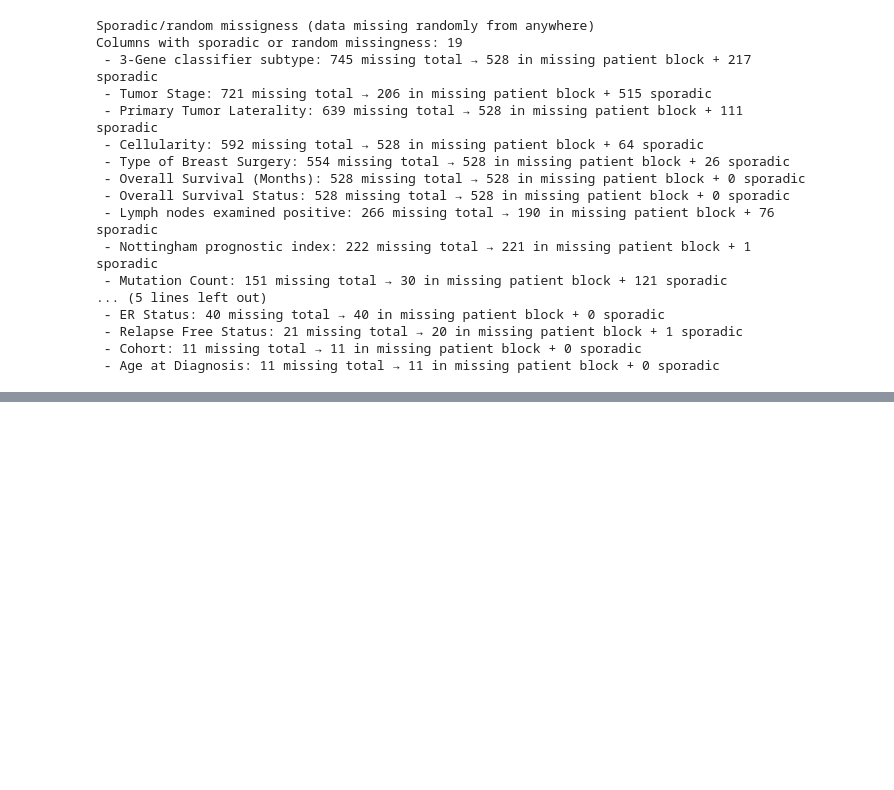
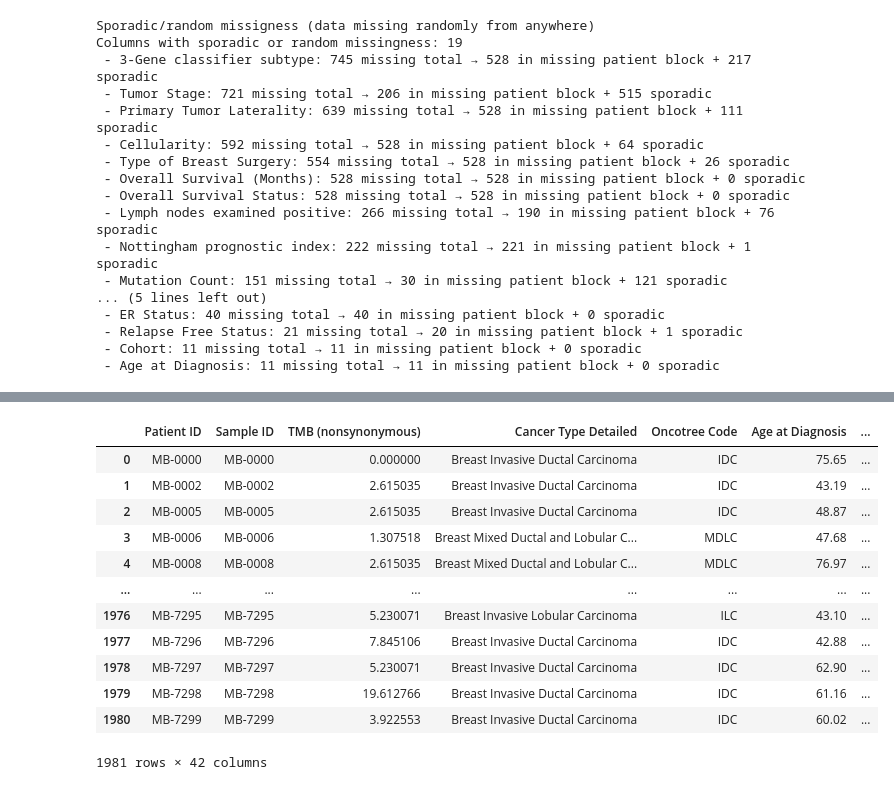
Before and after one commit to Erdos-Projects/summer26-breast-cancer-survival, a Jupyter notebook: checkpoint2_gopal.ipynb, the cells around one changed output, grey strips where cells are left out. Saved outputs shown, nothing was run; the diff lists cells and outputs as text; code cells hidden in the pictures; blank space fills up the shorter version.

```diff
--- a/checkpoint2_gopal.ipynb
+++ b/checkpoint2_gopal.ipynb
@@ -376,0 +516,21 @@ non_block.to_csv('Final_metabric_data.tsv', sep='\t', index=False)
+# %%
+import numpy as np
+
+def lymph_node_stage(n):
+    if pd.isna(n):
+        return np.nan
+    if n == 0:
+        return 1
+    elif n <= 3:
+        return 2
+    else:  # >= 4
+        return 3
+
+merged['LN_Stage'] = merged['Lymph nodes examined positive'].apply(lymph_node_stage)
+
+# Tumor Size is in mm in METABRIC which should be converted to cm (divided by 10)
+merged['NPI_calc'] = np.floor(0.2 * df['Tumor Size'] / 10
+    + merged['Neoplasm Histologic Grade']
+    + merged['LN_Stage']).astype('Int64')
+
+merged.head()
@@ -376,0 +602,21 @@ non_block.to_csv('Final_metabric_data.tsv', sep='\t', index=False)
+# %%
+# Move 'Patient ID' and 'Sample ID' to the front
+front = ['Patient ID', 'Sample ID']
+merged = merged[front + [c for c in merged.columns if c not in front]]
+
+# Merge with counts (which has Patient ID as its index)
+merged.head()
+# %% [output]
+|  | Patient ID | Sample ID | TMB (nonsynonymous) | Cancer Type Detailed | Oncotree Code | Age at Diagnosis | ... |
+| 0 | MB-0000 | MB-0000 | 0.000000 | Breast Invasive Ductal Carcinoma | IDC | 75.65 | ... |
+| 1 | MB-0002 | MB-0002 | 2.615035 | Breast Invasive Ductal Carcinoma | IDC | 43.19 | ... |
+| 2 | MB-0005 | MB-0005 | 2.615035 | Breast Invasive Ductal Carcinoma | IDC | 48.87 | ... |
+| 3 | MB-0006 | MB-0006 | 1.307518 | Breast Mixed Ductal and Lobular C... | MDLC | 47.68 | ... |
+| 4 | MB-0008 | MB-0008 | 2.615035 | Breast Mixed Ductal and Lobular C... | MDLC | 76.97 | ... |
+| ... | ... | ... | ... | ... | ... | ... | ... |
+| 1976 | MB-7295 | MB-7295 | 5.230071 | Breast Invasive Lobular Carcinoma | ILC | 43.10 | ... |
+| 1977 | MB-7296 | MB-7296 | 7.845106 | Breast Invasive Ductal Carcinoma | IDC | 42.88 | ... |
+| 1978 | MB-7297 | MB-7297 | 5.230071 | Breast Invasive Ductal Carcinoma | IDC | 62.90 | ... |
+| 1979 | MB-7298 | MB-7298 | 19.612766 | Breast Invasive Ductal Carcinoma | IDC | 61.16 | ... |
+| 1980 | MB-7299 | MB-7299 | 3.922553 | Breast Invasive Ductal Carcinoma | IDC | 60.02 | ... |
+1981 rows × 42 columns
```
Also changed, not shown: parts of 32 cells of this notebook, 2 other files.
